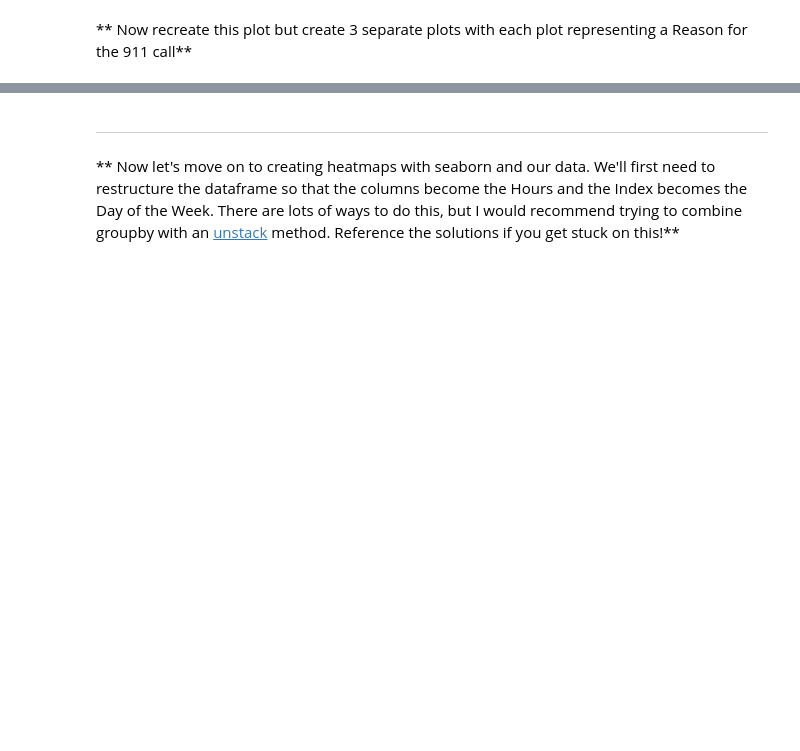
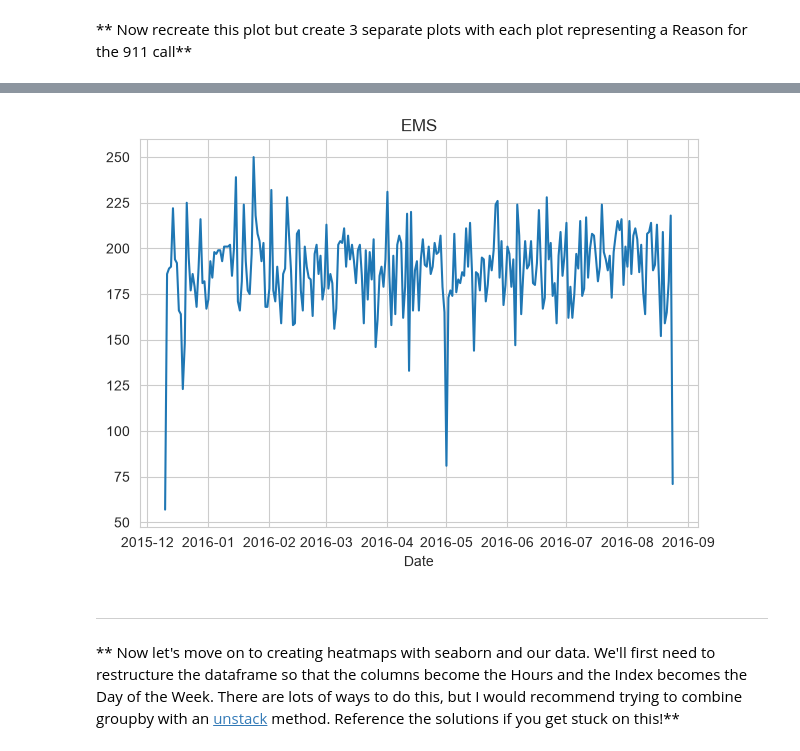
Before and after one commit to CyberWol-12/Machine_Learning_with_Python, a Jupyter notebook: machile_learning_basic to advance/Refactored_Py_DS_ML_Bootcamp-master/10-Data-Capstone-Projects/01-911 Calls Data Capstone Project.ipynb, the cells around one changed output, grey strips where cells are left out. Saved outputs shown, nothing was run; the diff lists cells and outputs as text; code cells hidden in the pictures; blank space fills up the shorter version.

```diff
--- a/machile_learning_basic to advance/Refactored_Py_DS_ML_Bootcamp-master/10-Data-Capstone-Projects/01-911 Calls Data Capstone Project.ipynb
+++ b/machile_learning_basic to advance/Refactored_Py_DS_ML_Bootcamp-master/10-Data-Capstone-Projects/01-911 Calls Data Capstone Project.ipynb
@@ -300,3 +310,9 @@ plt.legend()
+# %%
+df[df['Reason'] =='EMS'].groupby('Date').count()['twp'].plot()
+plt.title('EMS')
+plt.tight_layout()
+# %% [output]
+[figure, added]
 # %% [markdown]
 ____
 ** Now let's move on to creating  heatmaps with seaborn and our data. We'll first need to restructure the dataframe so that the columns become the Hours and the Index becomes the Day of the Week. There are lots of ways to do this, but I would recommend trying to combine groupby with an [unstack](http://pandas.pydata.org/pandas-docs/stable/generated/pandas.DataFrame.unstack.html) method. Reference the solutions if you get stuck on this!**
```
Also changed, not shown: parts of 31 cells of this notebook.
